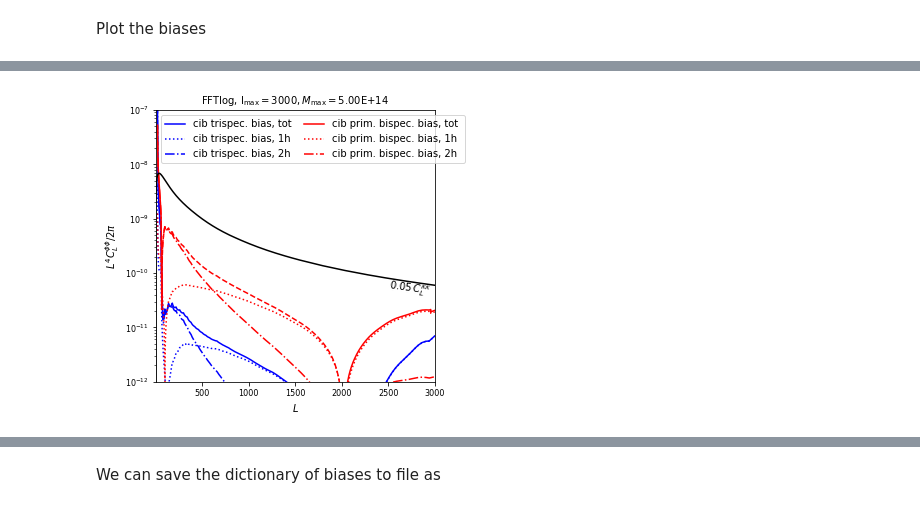
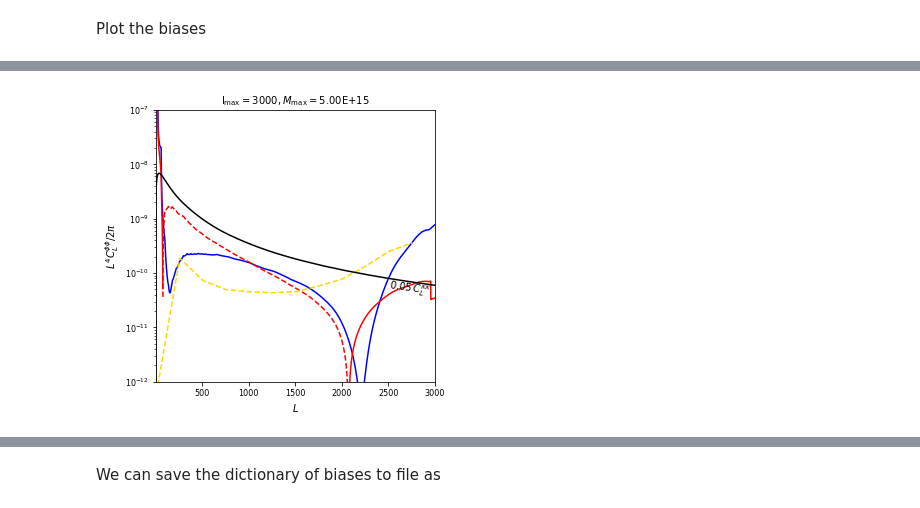
Before and after one commit to abaleato/CosmoBLENDER, a Jupyter notebook: example_pipeline.ipynb, the cells around one changed output, grey strips where cells are left out. Saved outputs shown, nothing was run; the diff lists cells and outputs as text; code cells hidden in the pictures.

Commit message:
calculate secondary bispec bias in example_pipeline.ipynb

```diff
--- a/example_pipeline.ipynb
+++ b/example_pipeline.ipynb
@@ -76,3 +73,9 @@ hm_calc.get_cib_bias(SPT_5e14)
+# %%
+# Calculate secondary bispectrum bias? Note that this is a lot slower that the other implemented terms
+get_secondary_bispec_bias = True
+
+#hm_calc.get_tsz_bias(SPT_5e15, get_secondary_bispec_bias=get_secondary_bispec_bias)
+hm_calc.get_cib_bias(SPT_5e15, get_secondary_bispec_bias=get_secondary_bispec_bias)
 # %%
 hm_calc.get_tsz_bias(SPT_5e15)
 hm_calc.get_tsz_bias(SPT_5e14)
@@ -89,7 +92,7 @@ hm_calc.get_mixed_biases(SPT_1e14)
 Plot the biases
 # %%
 which_bias = 'cib' # 'tsz' or 'cib' or 'mixed'
-experiment = SPT_5e14
+experiment = SPT_5e15
 
 # Break down contributions into n-halo terms?
-breakdown = True
+breakdown = False
@@ -96,6 +102,7 @@ breakdown = True
 # %%
 plt.figure(figsize=(5,5))
 scaling = experiment.biases['ells']**4 /(2*np.pi)
+scaling_second_bispec_bias = experiment.biases['second_bispec_bias_ells']**4 /(2*np.pi)
 
 # Split into negative and positive parts for plotting convenience
 prim_bispec_1h_pos, prim_bispec_1h_neg = tls.split_positive_negative(experiment.biases[which_bias]['prim_bispec']['1h'])
@@ -105,6 +112,11 @@ prim_bispec_tot_pos, prim_bispec_tot_neg = tls.split_positive_negative(experimen
 trispec_1h_pos, trispec_1h_neg = tls.split_positive_negative(experiment.biases[which_bias]['trispec']['1h'])
 trispec_2h_pos, trispec_2h_neg = tls.split_positive_negative(experiment.biases[which_bias]['trispec']['2h'])
 trispec_tot_pos, trispec_tot_neg = tls.split_positive_negative(experiment.biases[which_bias]['trispec']['2h']+ experiment.biases[which_bias]['trispec']['1h'])
+
+sec_bispec_1h_pos, sec_bispec_1h_neg = tls.split_positive_negative(experiment.biases[which_bias]['second_bispec']['1h'])
+#FIXME: for now, ony 1h term for secondary bispec bias
+sec_bispec_tot_pos, sec_bispec_tot_neg = tls.split_positive_negative ( 0 +experiment.biases[which_bias]['second_bispec']['1h'])
+
 
 plt.plot(experiment.biases['ells'], scaling * trispec_tot_pos, color='b', label=r'{} trispec. bias, tot '.format(which_bias))
 plt.plot(experiment.biases['ells'], scaling * trispec_tot_neg, color='b', ls='--')
@@ -115,34 +127,48 @@ if breakdown:
     plt.plot(experiment.biases['ells'], scaling * trispec_1h_neg, color='b', ls=':')
 
     plt.plot(experiment.biases['ells'], scaling * trispec_2h_pos, color='b', label=r'{} trispec. bias, 2h '.format(which_bias), ls='-.')
     plt.plot(experiment.biases['ells'], scaling * trispec_2h_neg, color='b', ls='-.')
 
 plt.plot(experiment.biases['ells'], scaling * prim_bispec_tot_pos, color='r',label=r'{} prim. bispec. bias, tot'.format(which_bias))
 plt.plot(experiment.biases['ells'], scaling * prim_bispec_tot_neg, color='r', ls='--')
 
 if breakdown:
     plt.plot(experiment.biases['ells'], scaling * prim_bispec_1h_pos, color='r', label=r'{} prim. bispec. bias, 1h '.format(which_bias), ls=':')
     plt.plot(experiment.biases['ells'], scaling * prim_bispec_1h_neg, color='r', ls=':')
 
     plt.plot(experiment.biases['ells'], scaling * prim_bispec_2h_pos, color='r', label=r'{} prim. bispec. bias, 2h '.format(which_bias), ls='-.')
     plt.plot(experiment.biases['ells'], scaling * prim_bispec_2h_neg, color='r', ls='-.')
 
+plt.plot(experiment.biases['second_bispec_bias_ells'], scaling_second_bispec_bias * sec_bispec_tot_pos, color='gold',label=r'{} sec. bispec. bias, tot'.format(which_bias))
+plt.plot(experiment.biases['second_bispec_bias_ells'], scaling_second_bispec_bias * sec_bispec_tot_neg, color='gold', ls='--')
+
+if breakdown:
+    plt.plot(experiment.biases['second_bispec_bias_ells'], scaling_second_bispec_bias * sec_bispec_1h_pos, color='gold', label=r'{} sec. bispec. bias, 1h '.format(which_bias), ls=':')
+    plt.plot(experiment.biases['second_bispec_bias_ells'], scaling_second_bispec_bias * sec_bispec_1h_neg, color='gold', ls=':')
+
+    #plt.plot(experiment.biases['second_bispec_bias_ells'], scaling_second_bispec_bias * sec_bispec_2h_pos, color='gold', label=r'{} sec. bispec. bias, 2h '.format(which_bias), ls='-.')
+    #plt.plot(experiment.biases['second_bispec_bias_ells'], scaling_second_bispec_bias * sec_bispec_2h_neg, color='gold', ls='-.')
+
 plt.annotate(r'$0.05\,C_L^{\kappa \kappa}$', (2500,4e-11), rotation=-8)
 plt.plot(experiment.cl_unl.ls, 0.05* experiment.cl_unl.ls**4 * experiment.cl_unl.clpp /(2*np.pi),'k')
 plt.yscale('log')
-plt.legend(ncol=2, columnspacing=1)
+#plt.legend(ncol=1, columnspacing=1)
 plt.ylabel(r'$L^4 C_L^{\phi\phi}/ 2\pi$',fontsize=10)
 plt.xlabel(r'$L$',fontsize=10)
-plt.title(r'FFTlog, l$_{\mathrm{max}}=$'+str(lmax)+'$, M_{\mathrm{max}}=$'+'{:.2E}'.format(experiment.massCut), fontsize=10)
+plt.title(r'l$_{\mathrm{max}}=$'+str(lmax)+'$, M_{\mathrm{max}}=$'+'{:.2E}'.format(experiment.massCut), fontsize=10)
 plt.xlim([2,3000])
 plt.ylim([1e-12,1e-7])
 
 ax = plt.gca()
 ax.tick_params(axis='both', which='major', labelsize=8)
 ax.tick_params(axis='both', which='minor', labelsize=8)
 
 #plt.savefig('../plots/tsz_bias_for_diff_mass_cuts/1D_reconstructions/biases_lmax{}_masscut{}.pdf'.format(lmax, '1e14'))
 thesis_dir = '/Users/antonbaleatolizancos/Desktop/THESIS/phd_thesis/Chapter4/plots_lensing_rec_biases/'
-#plt.savefig(thesis_dir+'{}_biases_cosmoblender_lmax{}{}.pdf'.format(which_bias, lmax, title), bbox_inches='tight')
+
+if get_secondary_bispec_bias:
+    plt.savefig(thesis_dir+'{}_biases_cosmoblender_lmax{}{}_withsecbispecbias.pdf'.format(which_bias, lmax, title), bbox_inches='tight')
+else:
+    plt.savefig(thesis_dir+'{}_biases_cosmoblender_lmax{}{}.pdf'.format(which_bias, lmax, title), bbox_inches='tight')
 # %% [output]
-[figure, old version]
+[figure, new version]
```
Also changed, not shown: parts of 4 cells of this notebook.
